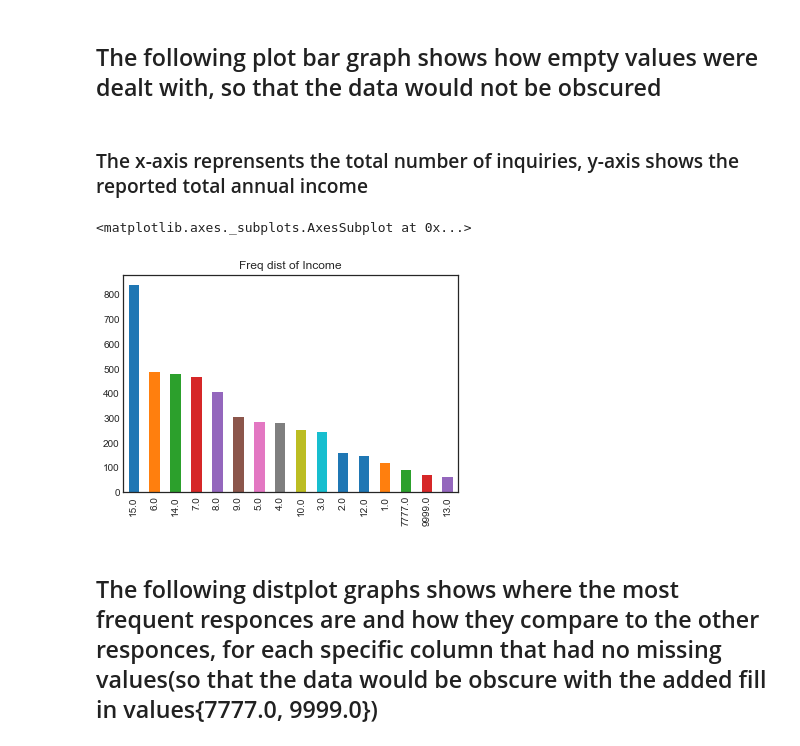
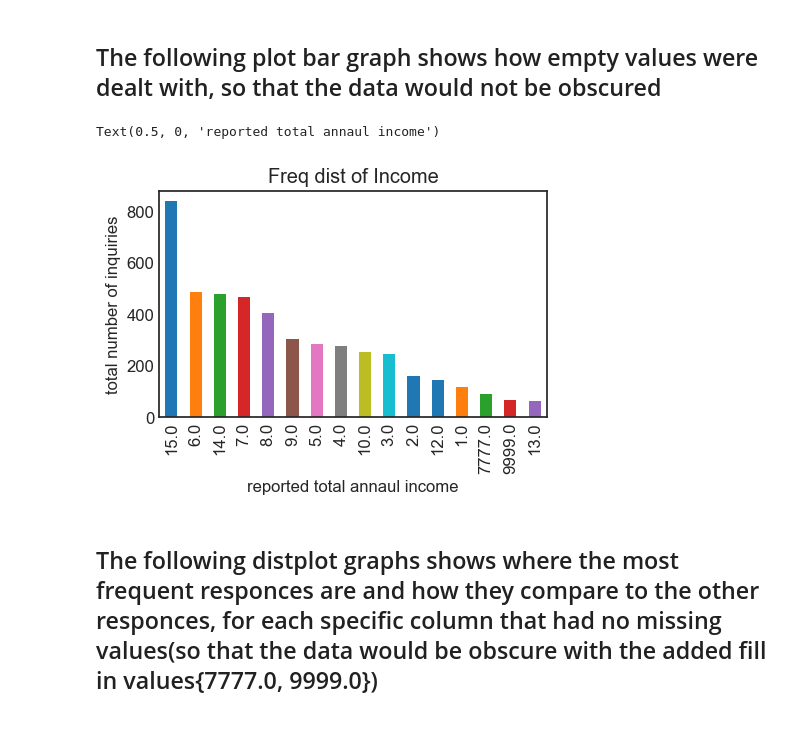
Before and after one commit to gthein/COGS108-FinalProject, a Jupyter notebook: FinalProject-Ozzy.ipynb, the cells around one changed output. Saved outputs shown, nothing was run; the diff lists cells and outputs as text; code cells hidden in the pictures.

```diff
--- a/FinalProject-Ozzy.ipynb
+++ b/FinalProject-Ozzy.ipynb
@@ -264,13 +264,13 @@ CHILDREN_NUM           0
 dtype: int64
 # %% [markdown]
 ## The following plot bar graph shows how empty values were dealt with, so that the data would not be obscured
-# %% [markdown]
-### The x-axis reprensents the total number of inquiries, y-axis shows the reported total annual income
 # %%
 #Value with 7777.0 and 9999.0 are consider to be not reported values(empty)
-df['INCOME'].value_counts().plot.bar(title="Freq dist of Income")
+hello = df['INCOME'].value_counts().plot.bar(title="Freq dist of Income",figsize=(5,3))
+hello.set_ylabel('total number of inquiries')
+hello.set_xlabel('reported total annaul income')
 # %% [output]
-<matplotlib.axes._subplots.AxesSubplot at 0x...>
+Text(0.5, 0, 'reported total annaul income')
-[figure, old version]
+[figure, new version]
 # %% [markdown]
 ## The following distplot graphs shows where the most frequent responces are and how they compare to the other responces, for each specific column that had no missing values(so that the data would be obscure with the added fill in values{7777.0, 9999.0})
```
Also changed, not shown: parts of 6 cells of this notebook.
